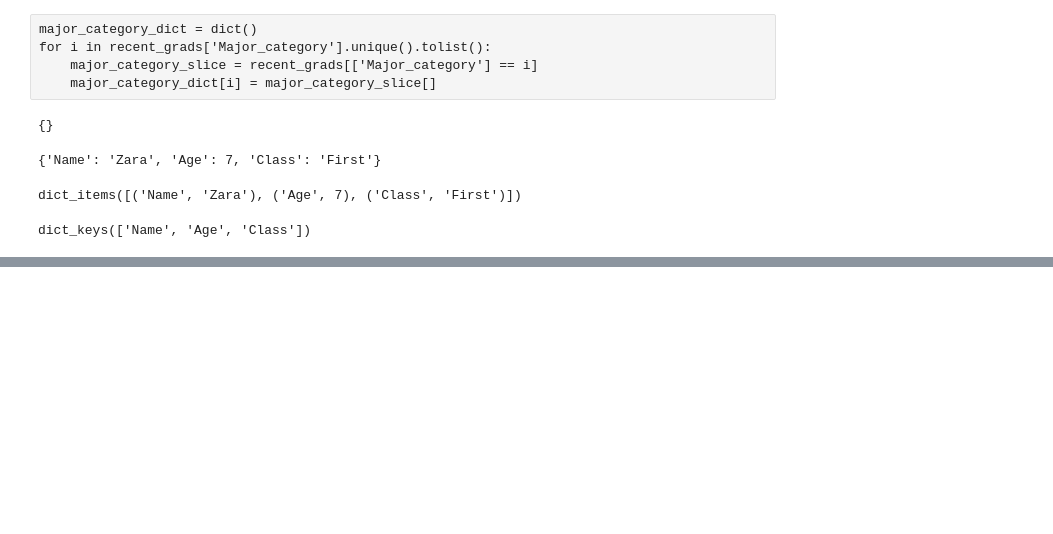
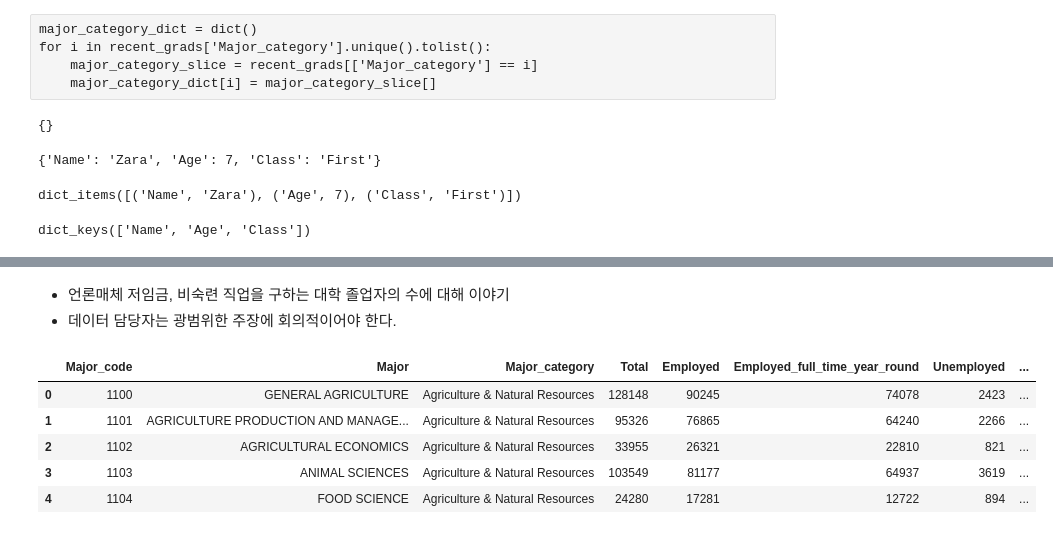
Before and after one commit to Hyooojin/DataQuest, a Jupyter notebook: step2_3_challenge/Summarizing_Data.ipynb, the cells around one changed output, grey strips where cells are left out. Saved outputs shown, nothing was run; the diff lists cells and outputs as text; code cells hidden in the pictures; blank space fills up the shorter version.

```diff
--- a/step2_3_challenge/Summarizing_Data.ipynb
+++ b/step2_3_challenge/Summarizing_Data.ipynb
@@ -167,0 +236,12 @@ def unique_value(column):
+# %% [markdown]
+* 언론매체 저임금, 비숙련 직업을 구하는 대학 졸업자의 수에 대해 이야기
+* 데이터 담당자는 광범위한 주장에 회의적이어야 한다.
+# %%
+all_ages.head()
+# %% [output]
+|  | Major_code | Major | Major_category | Total | Employed | Employed_full_time_year_round | Unemployed | ... |
+| 0 | 1100 | GENERAL AGRICULTURE | Agriculture & Natural Resources | 128148 | 90245 | 74078 | 2423 | ... |
+| 1 | 1101 | AGRICULTURE PRODUCTION AND MANAGE... | Agriculture & Natural Resources | 95326 | 76865 | 64240 | 2266 | ... |
+| 2 | 1102 | AGRICULTURAL ECONOMICS | Agriculture & Natural Resources | 33955 | 26321 | 22810 | 821 | ... |
+| 3 | 1103 | ANIMAL SCIENCES | Agriculture & Natural Resources | 103549 | 81177 | 64937 | 3619 | ... |
+| 4 | 1104 | FOOD SCIENCE | Agriculture & Natural Resources | 24280 | 17281 | 12722 | 894 | ... |
```
Also changed, not shown: parts of 20 cells of this notebook.
